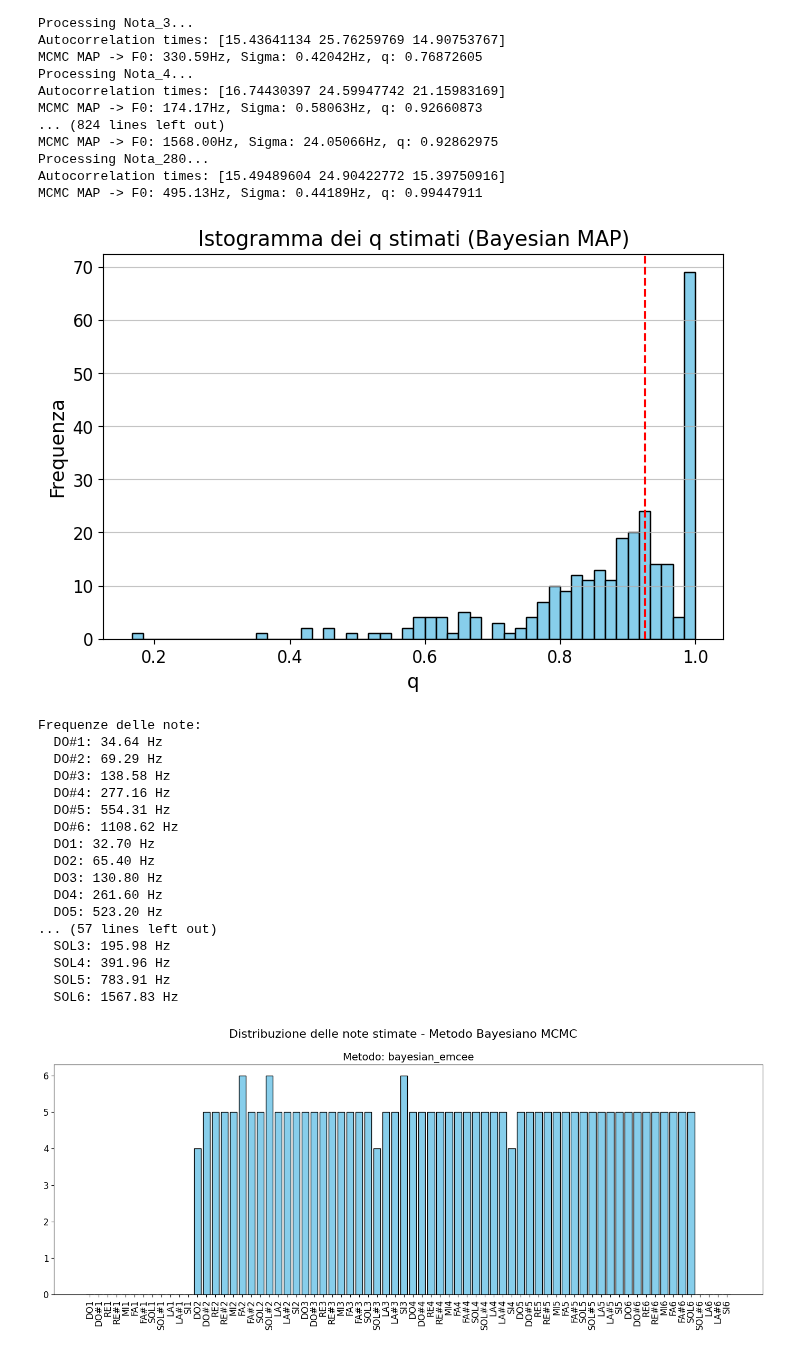
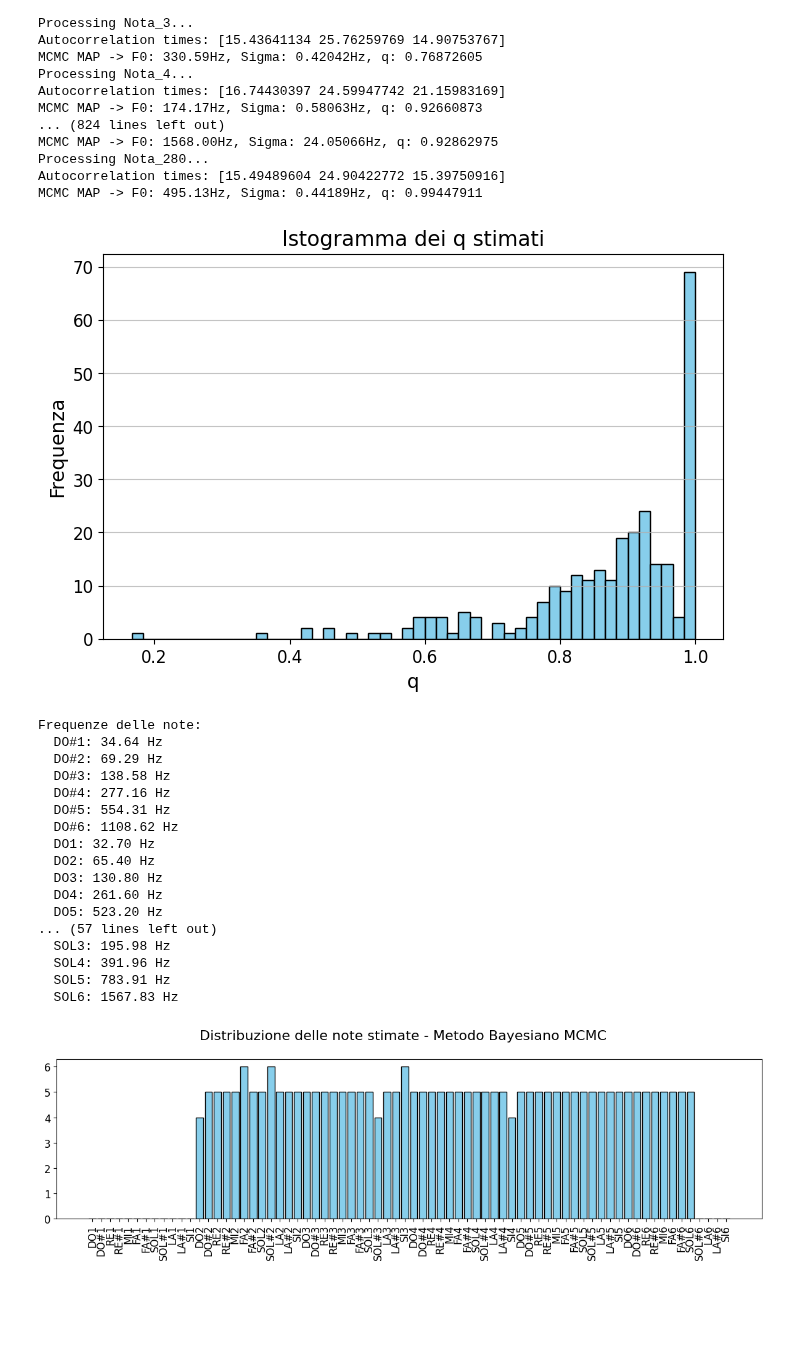
Before and after one commit to Lvetto/lmd_organo, a Jupyter notebook: bayes_emcee.ipynb, the cells around one changed output. Saved outputs shown, nothing was run; the diff lists cells and outputs as text; code cells hidden in the pictures; blank space fills up the shorter version.

```diff
--- a/bayes_emcee.ipynb
+++ b/bayes_emcee.ipynb
@@ -187,16 +187,16 @@ bayesian_qs = [q for q in bayesian_q_results.values() if q is not None]
 plt.figure(figsize=(8, 5))
 plt.hist(bayesian_qs, bins=50, color='skyblue', edgecolor='black')
 
-plt.axvline(0.925, color='red', linestyle='--', label='q = 0.8')
+#plt.axvline(0.925, color='red', linestyle='--', label='q = 0.8')
 
-plt.title('Istogramma dei q stimati (Bayesian MAP)')
+plt.title('Istogramma dei q stimati')
 plt.xlabel('q')
 plt.ylabel('Frequenza')
 plt.grid(axis='y', alpha=0.75)
-plt.savefig("istogramma_q_bayes_emcee.pdf")
+plt.savefig("istogramma_q_bayes_emcee.pdf", bbox_inches='tight')
 plt.show()
 # %% [output]
-[figure, old version]
+[figure, new version]
 # %%
 note_freqs = {}
 for octave in range(1, 7):  # 1..8
@@ -251,7 +251,7 @@ ordered_notes = list(note_freqs.keys())
 method = 'bayesian_emcee'
 
 # Creiamo una figura con 1 solo grafico e dimensioni proporzionate
-fig, ax = plt.subplots(figsize=(14, 6))
+fig, ax = plt.subplots(figsize=(12, 4))
 
 fig.suptitle("Distribuzione delle note stimate - Metodo Bayesiano MCMC", fontsize=16)
 
@@ -260,7 +260,7 @@ counts = [binned_results[method].count(note) for note in ordered_notes]
 
 # Disegniamo il grafico a barre
 ax.bar(np.arange(len(ordered_notes)), counts, width=0.8, color='skyblue', edgecolor='black')
-ax.set_title(f"Metodo: {method}", fontsize=14)
+#ax.set_title(f"Metodo: {method}", fontsize=14)
 
 # Impostiamo le etichette sull'asse x
 ax.set_xticks(np.arange(len(ordered_notes)))
@@ -269,31 +269,31 @@ ax.set_xticklabels(ordered_notes, rotation=90)
 # Linee di riferimento
 #ax.axhline(5, color='blue', linewidth=2)
 
 #if "DO2" in ordered_notes:
 #    ax.axvline(ordered_notes.index("DO2"), color='blue', linewidth=2)
 #if "SOL6" in ordered_notes:
 #    ax.axvline(ordered_notes.index("SOL6"), color='blue', linewidth=2)
 
 plt.savefig("distribuzione_note_bayes_emcee.pdf", bbox_inches='tight')
 
 plt.tight_layout()
 plt.show()
 # %% [output]
 Frequenze delle note:
   DO#1: 34.64 Hz
   DO#2: 69.29 Hz
   DO#3: 138.58 Hz
   DO#4: 277.16 Hz
   DO#5: 554.31 Hz
   DO#6: 1108.62 Hz
   DO1: 32.70 Hz
   DO2: 65.40 Hz
   DO3: 130.80 Hz
   DO4: 261.60 Hz
   DO5: 523.20 Hz
 ... (57 lines left out)
   SOL3: 195.98 Hz
   SOL4: 391.96 Hz
   SOL5: 783.91 Hz
   SOL6: 1567.83 Hz
-[figure, old version]
+[figure, new version]
```
Also changed, not shown: 2 other files.
